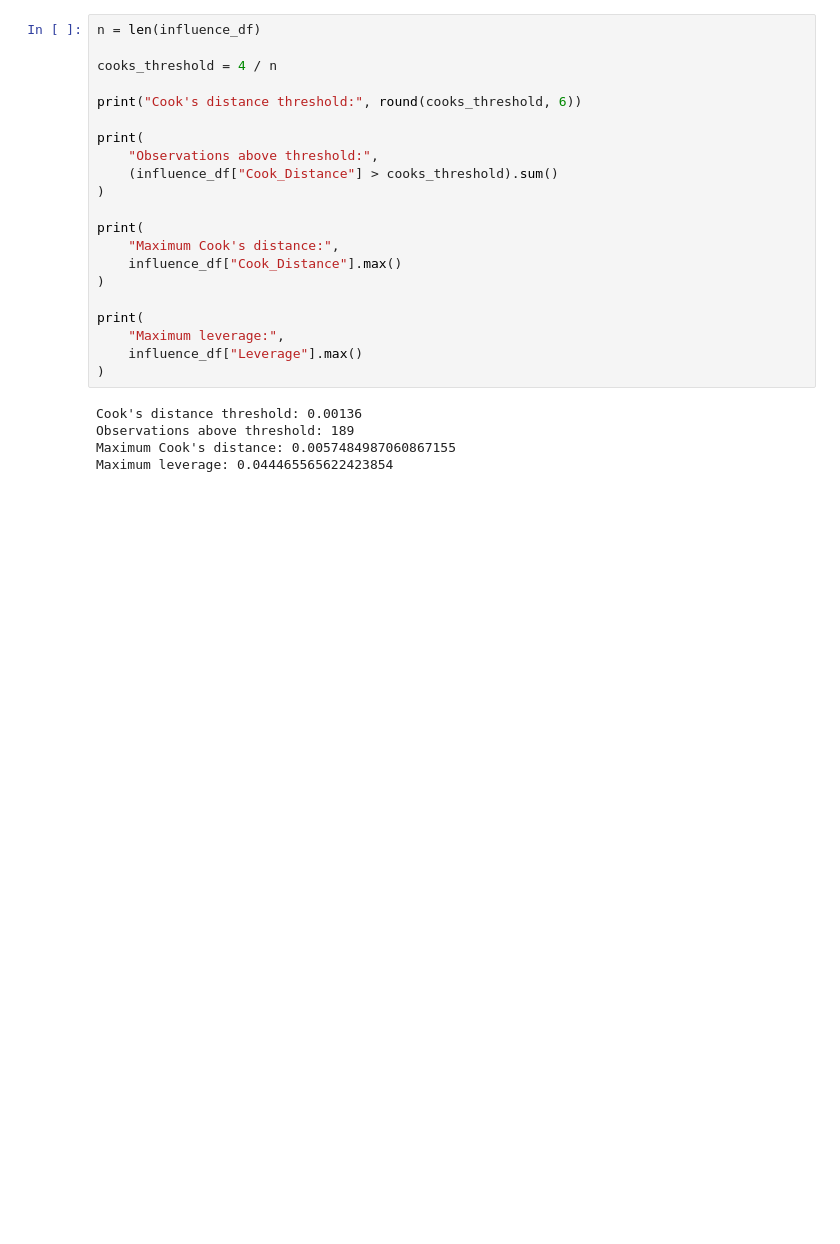
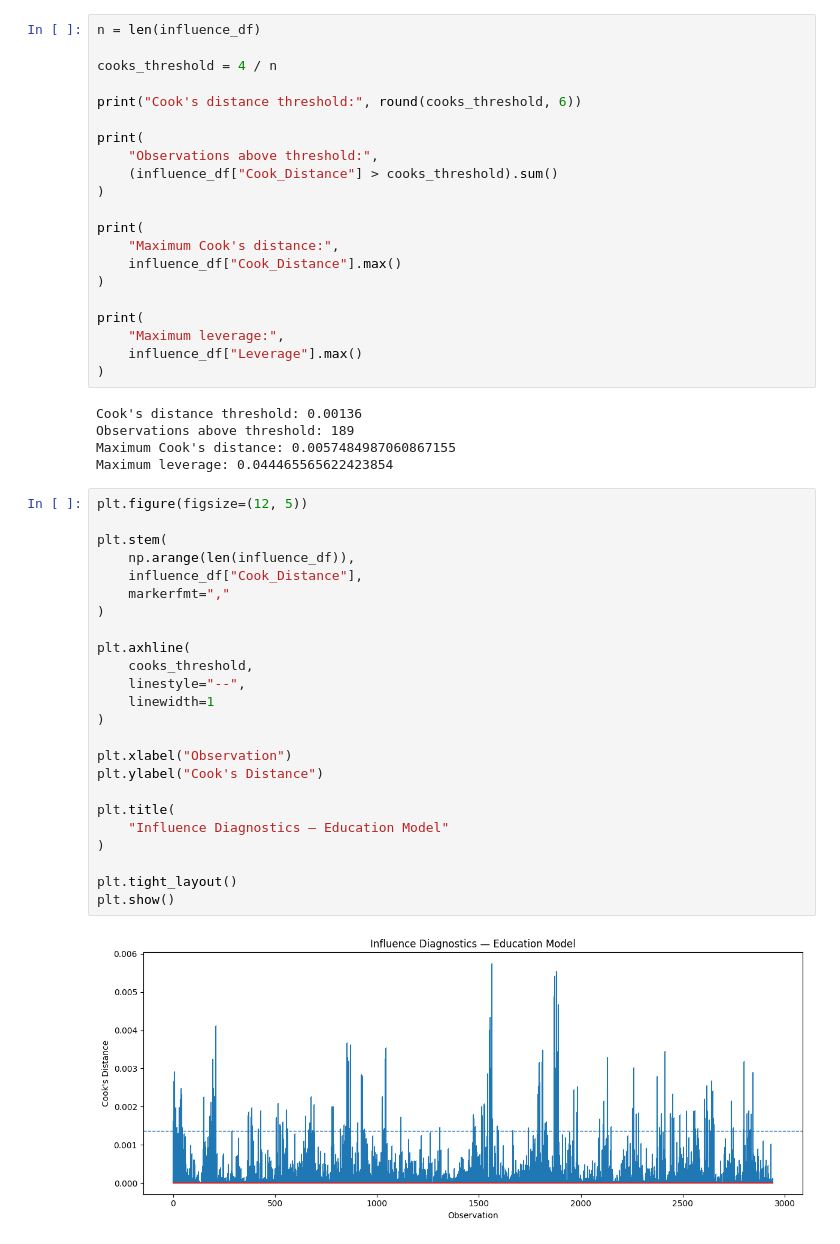
Before and after one commit to Wadhare-Isaac/Understanding-Attitudes-Toward-Violence-Against-Women-and-Girls, a Jupyter notebook: Notebook/Gender Analysis.ipynb, the cells around one changed output. Cells and saved outputs as stored; diff of their text form; blank space fills up the shorter version.

```diff
--- a/Notebook/Gender Analysis.ipynb
+++ b/Notebook/Gender Analysis.ipynb
@@ -4097,3 +4097,29 @@ Cook's distance threshold: 0.00136
 Observations above threshold: 189
 Maximum Cook's distance: 0.0057484987060867155
 Maximum leverage: 0.044465565622423854
+# %%
+plt.figure(figsize=(12, 5))
+
+plt.stem(
+    np.arange(len(influence_df)),
+    influence_df["Cook_Distance"],
+    markerfmt=","
+)
+
+plt.axhline(
+    cooks_threshold,
+    linestyle="--",
+    linewidth=1
+)
+
+plt.xlabel("Observation")
+plt.ylabel("Cook's Distance")
+
+plt.title(
+    "Influence Diagnostics — Education Model"
+)
+
+plt.tight_layout()
+plt.show()
+# %% [output]
+[figure, added]
```
Also changed, not shown: parts of 36 cells of this notebook, 3 other files.
